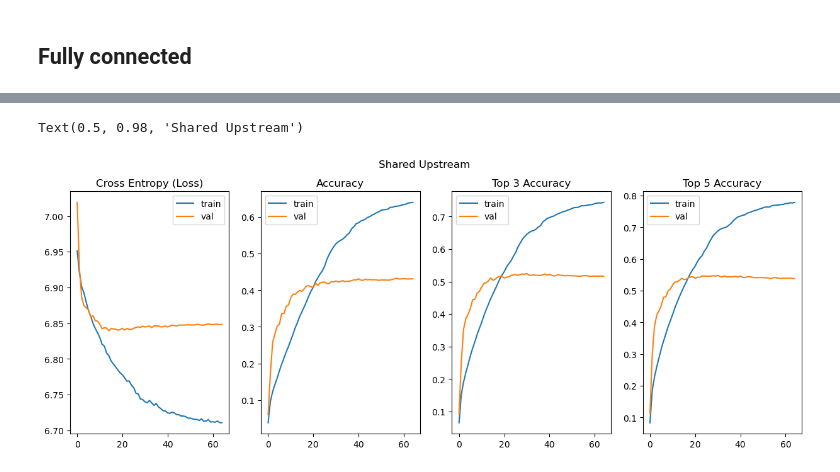
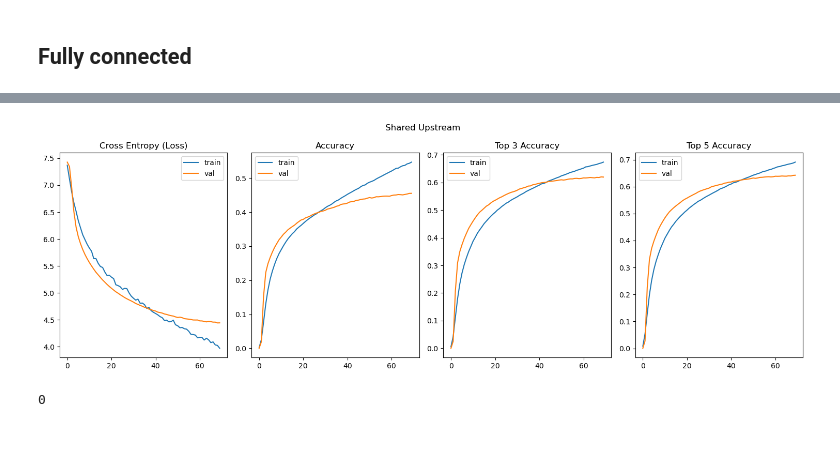
Before and after one commit to sustainable-processes/chemical-parameter-sharing, a Jupyter notebook: Modelling.ipynb, the cells around one changed output, grey strips where cells are left out. Drawn from its saved outputs; the diff is of its cells as text; code cells hidden in the pictures; blank space fills up the shorter version.

Commit message:
adding correction for torch!

```diff
--- a/Modelling.ipynb
+++ b/Modelling.ipynb
@@ -267,0 +307,4 @@ reag2_ohe = enc.transform(reag2.reshape(-1, 1)).toarray()
+# %%
+f,ax = plt.subplots(1,2)
+pd.DataFrame(h.history)[['loss', 'val_loss']].plot(ax=ax[0])
+pd.DataFrame(h.history)[['accuracy', 'val_accuracy']].plot(ax=ax[1])
@@ -332,7 +393,7 @@ class FullyConnectedReactionModel(torch.nn.Module):
             if use_batchnorm:
                 layers.append(torch.nn.BatchNorm1d(dim))
             if dropout_prob > 0:
-                layers.append(torch.nn.Dropout(p=0.2))
+                layers.append(torch.nn.Dropout(p=dropout_prob))
             prev_dim = dim
         layers.append(torch.nn.Linear(prev_dim, target_dim))
         if output_act is torch.nn.Softmax:
@@ -363,8 +424,6 @@ def train_loop(model, x_train, y_train, *, epochs, batch_size, loss_fn, optimize
     val_acc_trajectory_top5 = []
     train_acc_trajectory_top3 = []
     val_acc_trajectory_top3 = []
-
-
 
     if report_freq and (x_val is not None) and (y_val is not None):
         # if we are reporting the validation data should exist
@@ -530,25 +589,26 @@ cluster_models = {}
 cluster_histories = {}
 
 for cluster in np.unique(train_clusters):
+    print(cluster)
     x_train = torch.Tensor(rxn_diff_fp_train[train_clusters == cluster])
     y_train = torch.Tensor(reag1_ohe_train[train_clusters == cluster])
     x_val = torch.Tensor(rxn_diff_fp_val[val_clusters == cluster])
     y_val = torch.Tensor(reag1_ohe_val[val_clusters == cluster])
     fcrm = FullyConnectedReactionModel(
         input_dim=x_train.shape[1],
-        hidden_dims=[600,600, 100, 100, 100],
+        hidden_dims=[600,600],
         target_dim=y_train.shape[1],
         hidden_act=torch.nn.ReLU,
-        output_act=torch.nn.Sigmoid,
+        output_act=torch.nn.Identity,
         use_batchnorm=True,
-        dropout_prob=0.1,
+        dropout_prob=0.2,
     )
 
-    optimizer=torch.optim.Adam(fcrm.parameters(), lr=1e-2)
-    scheduler = torch.optim.lr_scheduler.ReduceLROnPlateau(optimizer, 'min', patience=10, factor=0.5, verbose=True)
-    early_stopper = EarlyStopper(patience=50, min_delta=0, verbose=True)
+    optimizer=torch.optim.Adam(fcrm.parameters(), lr=lr)
+    scheduler = None#torch.optim.lr_scheduler.ReduceLROnPlateau(optimizer, 'min', patience=10, factor=0.5, verbose=True)
+    early_stopper = None#EarlyStopper(patience=50, min_delta=0, verbose=True)
 
-    hist = train_loop(fcrm, x_train, y_train, epochs=1000, batch_size=0.1, loss_fn=torch.nn.CrossEntropyLoss(), optimizer=optimizer, report_freq=1, x_val=x_val, y_val=y_val, scheduler=scheduler, early_stopper=early_stopper)
+    hist = train_loop(fcrm, x_train, y_train, epochs=e, batch_size=batch_size, loss_fn=torch.nn.CrossEntropyLoss(), optimizer=optimizer, report_freq=1, x_val=x_val, y_val=y_val, scheduler=scheduler, early_stopper=early_stopper)
     cluster_models[cluster] = fcrm
     cluster_histories[cluster] = hist
 # %%
@@ -666,20 +726,20 @@ surm = SharedUpstreamReactionModel(
     hidden_act=torch.nn.ReLU,
     output_act=torch.nn.ReLU,
     use_batchnorm=True,
-    dropout_prob=0.1,
-    downstream_input_dim=100,
-    downstream_hidden_dims=[100,100],
+    dropout_prob=0.2,
+    downstream_input_dim=1000,
+    downstream_hidden_dims=[600,600],
     downstream_hidden_act=torch.nn.ReLU,
-    downstream_output_act=torch.nn.Sigmoid,
+    downstream_output_act=torch.nn.Identity,
     downstream_use_batchnorm=True,
-    downstream_dropout_prob=0.1,
+    downstream_dropout_prob=0.2,
 )
 
-optimizer=torch.optim.Adam(surm.parameters(), lr=1e-2)
-scheduler = torch.optim.lr_scheduler.ReduceLROnPlateau(optimizer, 'min', patience=10, factor=0.5, verbose=True)
-early_stopper = EarlyStopper(patience=50, min_delta=0, verbose=True)
+optimizer=torch.optim.Adam(surm.parameters(), lr=lr)
+scheduler = None  #torch.optim.lr_scheduler.ReduceLROnPlateau(optimizer, 'min', patience=10, factor=0.5, verbose=True)
+early_stopper = None  #EarlyStopper(patience=50, min_delta=0, verbose=True)
 
-hist = train_loop(surm, x_train, y_train, epochs=1000, batch_size=0.1, loss_fn=torch.nn.CrossEntropyLoss(), optimizer=optimizer, report_freq=1, train_cluster_ids_for_downstream=train_clusters, x_val=x_val, y_val=y_val, val_cluster_ids_for_downstream=val_clusters, scheduler=scheduler, early_stopper=early_stopper)
+hist = train_loop(surm, x_train, y_train, epochs=e, batch_size=batch_size, loss_fn=torch.nn.CrossEntropyLoss(), optimizer=optimizer, report_freq=1, train_cluster_ids_for_downstream=train_clusters, x_val=x_val, y_val=y_val, val_cluster_ids_for_downstream=val_clusters, scheduler=scheduler, early_stopper=early_stopper)
 # %%
 x_train = torch.Tensor(rxn_diff_fp_train)
 x_val = torch.Tensor(rxn_diff_fp_val)
@@ -706,13 +766,13 @@ Validation [ Acc (Top 1): 0.43078 | Acc (Top 3): 0.51576 | Acc (Top 5):  0.53810
 # %%
 f,ax=plt.subplots(1, 4, figsize=(15, 5))
 hist.loc[:, (slice(None), "loss")].droplevel(level=1,axis=1).plot(title="Cross Entropy (Loss)", ax=ax[0])
 hist.loc[:, (slice(None), "acc")].droplevel(level=1,axis=1).plot(title="Accuracy", ax=ax[1])
 hist.loc[:, (slice(None), "acc_top3")].droplevel(level=1,axis=1).plot(title="Top 3 Accuracy", ax=ax[2])
 hist.loc[:, (slice(None), "acc_top5")].droplevel(level=1,axis=1).plot(title="Top 5 Accuracy", ax=ax[3])
 f.suptitle("Shared Upstream")
+plt.tight_layout()
 # %% [output]
-Text(0.5, 0.98, 'Shared Upstream')
-[figure, old version]
+[figure, new version]
 # %%
 # Data through one model per reaction cluster but we scale the gradient based on the distance to the cluster, this is not parameter sharing but is infact a form of label smoothing
 
@@ -734,23 +794,26 @@ train_dist = torch.nn.Softmax(dim=1)(torch.Tensor(-1 * Kmean.transform(rxn_diff_
 val_dist = torch.nn.Softmax(dim=1)(torch.Tensor(-1 * Kmean.transform(rxn_diff_fp_val)))
 
 for cluster in np.unique(train_clusters):
+    print(cluster)
     fcrm = FullyConnectedReactionModel(
         input_dim=x_train.shape[1],
-        hidden_dims=[600,600, 100, 100, 100],
+        hidden_dims=[600,600],
         target_dim=y_train.shape[1],
         hidden_act=torch.nn.ReLU,
-        output_act=torch.nn.Sigmoid,
+        output_act=torch.nn.Identity,
         use_batchnorm=True,
-        dropout_prob=0.1,
+        dropout_prob=0.2,
     )
     cluster_models[cluster] = fcrm
 
-    optimizer = torch.optim.Adam(fcrm.parameters(), lr=1e-2)
-    scheduler = torch.optim.lr_scheduler.ReduceLROnPlateau(optimizer, 'min', patience=10, factor=0.5, verbose=True)
-    early_stopper = EarlyStopper(patience=50, min_delta=0, verbose=True)
+    optimizer = torch.optim.Adam(fcrm.parameters(), lr=lr)
+    scheduler = None#torch.optim.lr_scheduler.ReduceLROnPlateau(optimizer, 'min', patience=10, factor=0.5, verbose=True)
+    early_stopper = None#EarlyStopper(patience=50, min_delta=0, verbose=True)
 
-    hist = train_loop(fcrm, x_train, y_train, epochs=1000, batch_size=0.01, loss_fn=similarity_CrossEntropyLoss, optimizer=optimizer, report_freq=1, train_similarity_dist=train_dist[:, cluster], x_val=x_val, y_val=y_val, val_similarity_dist=val_dist[:, cluster], scheduler=scheduler, early_stopper=early_stopper)
+    hist = train_loop(fcrm, x_train, y_train, epochs=e, batch_size=batch_size, loss_fn=similarity_CrossEntropyLoss, optimizer=optimizer, report_freq=1, train_similarity_dist=train_dist[:, cluster], x_val=x_val, y_val=y_val, val_similarity_dist=val_dist[:, cluster], scheduler=scheduler, early_stopper=early_stopper)
     cluster_histories[cluster] = hist
+# %% [output]
+0
 # %%
 y_train = torch.Tensor(reag1_ohe_train)
 y_val = torch.Tensor(reag1_ohe_val)
```
Also changed, not shown: parts of 37 cells of this notebook, 2 other files.
